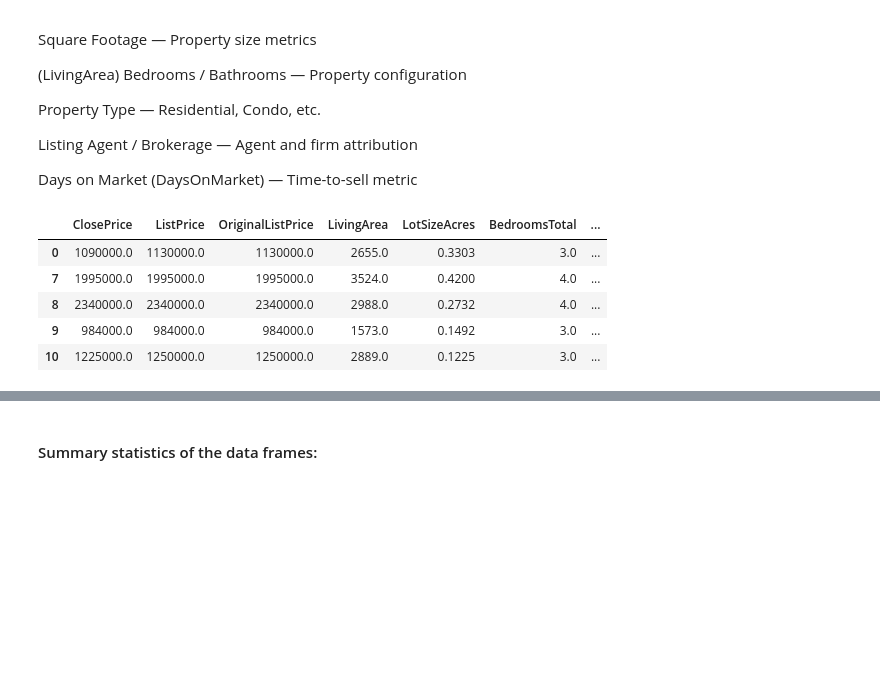
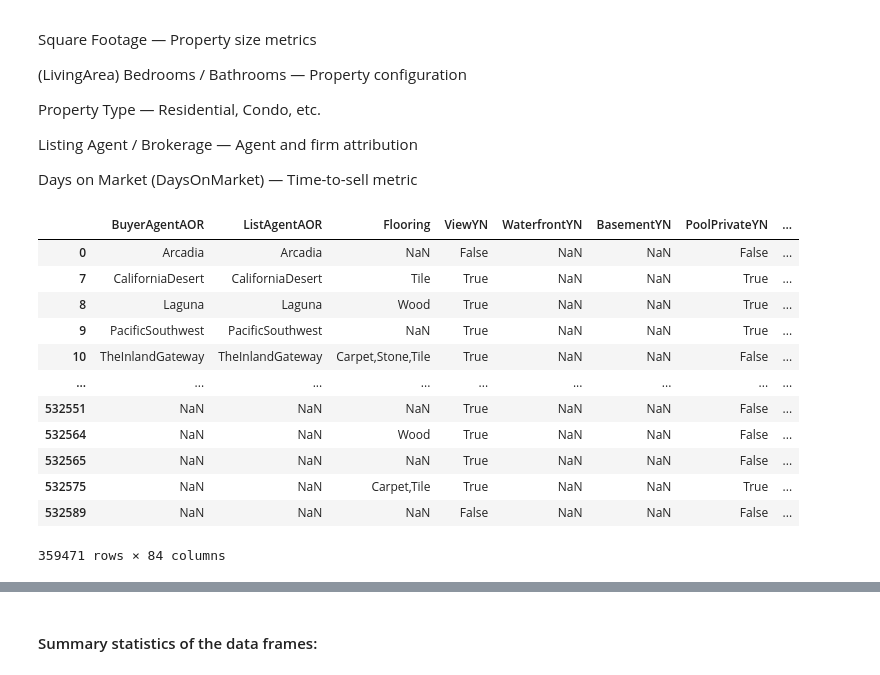
Before and after one commit to DeeptiKhetan/idx-data-analyst, a Jupyter notebook: analysis.ipynb, the cells around one changed output, grey strips where cells are left out. Cells and saved outputs as stored; diff of their text form; code cells hidden in the pictures; blank space fills up the shorter version.

```diff
--- a/analysis.ipynb
+++ b/analysis.ipynb
@@ -260,14 +260,20 @@ Listing Agent / Brokerage — Agent and firm attribution
 
 Days on Market (DaysOnMarket) — Time-to-sell metric
 # %%
-df_sold_new = df_sold_residential[["ClosePrice", "ListPrice", "OriginalListPrice", "LivingArea",
-                                   "LotSizeAcres", "BedroomsTotal", "BathroomsTotalInteger", "DaysOnMarket", "YearBuilt", "CloseDate", "ListingContractDate", "ListingId"]].copy()
-df_sold_new.head()
+df_sold_new = df_sold_residential.copy()
+df_sold_new
 # %% [output]
-|  | ClosePrice | ListPrice | OriginalListPrice | LivingArea | LotSizeAcres | BedroomsTotal | ... |
-| 0 | 1090000.0 | 1130000.0 | 1130000.0 | 2655.0 | 0.3303 | 3.0 | ... |
-| 7 | 1995000.0 | 1995000.0 | 1995000.0 | 3524.0 | 0.4200 | 4.0 | ... |
-| 8 | 2340000.0 | 2340000.0 | 2340000.0 | 2988.0 | 0.2732 | 4.0 | ... |
-| 9 | 984000.0 | 984000.0 | 984000.0 | 1573.0 | 0.1492 | 3.0 | ... |
-| 10 | 1225000.0 | 1250000.0 | 1250000.0 | 2889.0 | 0.1225 | 3.0 | ... |
+|  | BuyerAgentAOR | ListAgentAOR | Flooring | ViewYN | WaterfrontYN | BasementYN | PoolPrivateYN | ... |
+| 0 | Arcadia | Arcadia | NaN | False | NaN | NaN | False | ... |
+| 7 | CaliforniaDesert | CaliforniaDesert | Tile | True | NaN | NaN | True | ... |
+| 8 | Laguna | Laguna | Wood | True | NaN | NaN | True | ... |
+| 9 | PacificSouthwest | PacificSouthwest | NaN | True | NaN | NaN | True | ... |
+| 10 | TheInlandGateway | TheInlandGateway | Carpet,Stone,Tile | True | NaN | NaN | False | ... |
+| ... | ... | ... | ... | ... | ... | ... | ... | ... |
+| 532551 | NaN | NaN | NaN | True | NaN | NaN | False | ... |
+| 532564 | NaN | NaN | Wood | True | NaN | NaN | False | ... |
+| 532565 | NaN | NaN | NaN | True | NaN | NaN | False | ... |
+| 532575 | NaN | NaN | Carpet,Tile | True | NaN | NaN | True | ... |
+| 532589 | NaN | NaN | NaN | False | NaN | NaN | False | ... |
+359471 rows × 84 columns
 # %%
```
Also changed, not shown: parts of 23 cells of this notebook.
